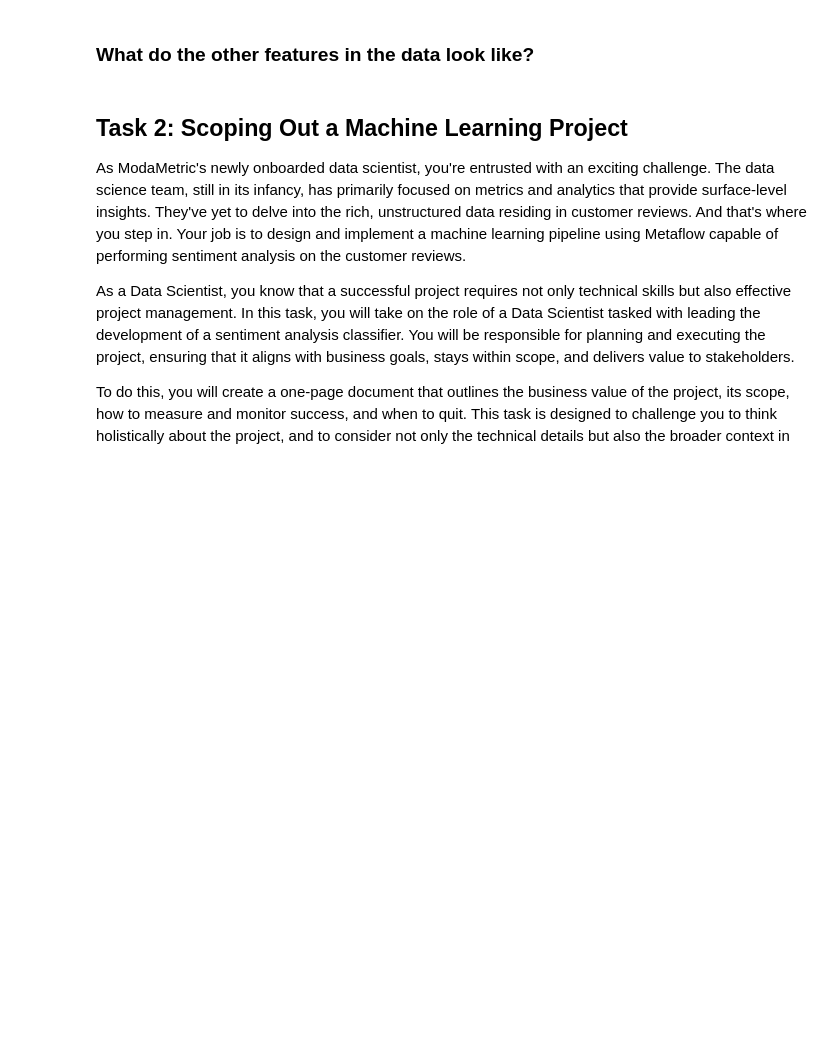
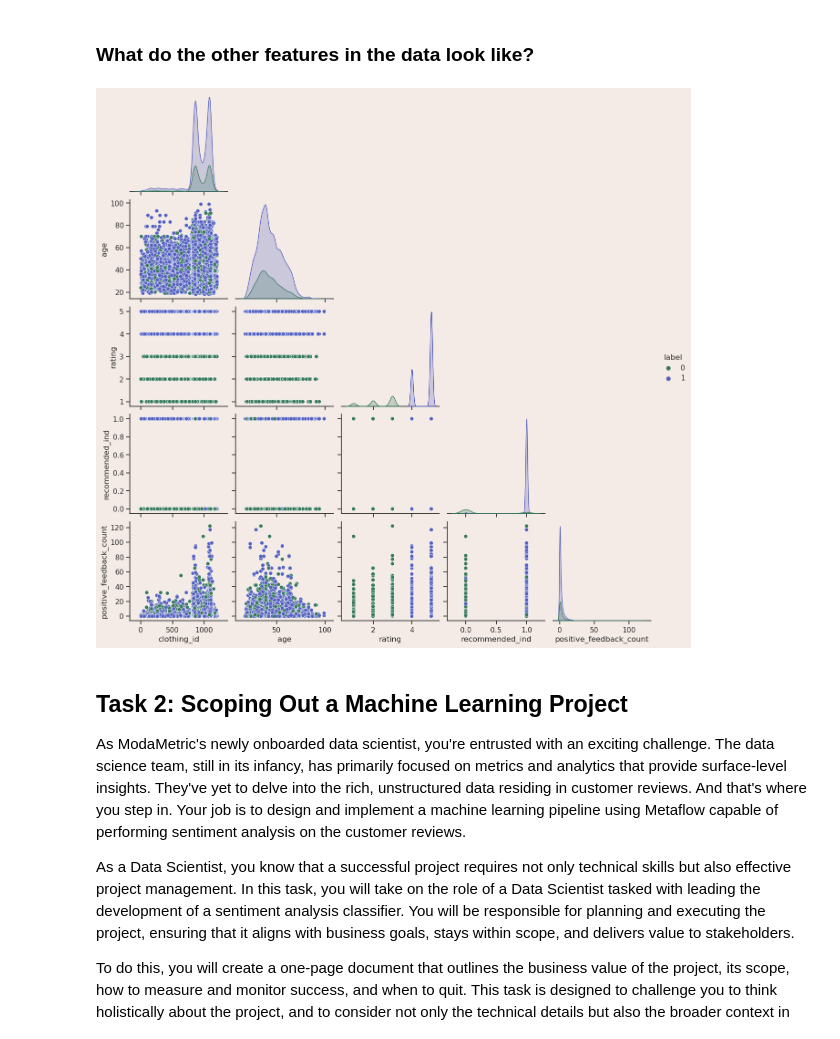
Before and after one commit to Schots/full-stack-ml-metaflow-corise-week-1, a Jupyter notebook: project/schots_analysis.ipynb, the cells around one changed output. Cells and saved outputs as stored; diff of their text form; code cells hidden in the pictures; blank space fills up the shorter version.

```diff
--- a/project/schots_analysis.ipynb
+++ b/project/schots_analysis.ipynb
@@ -245,7 +233,9 @@ ax.bar(x=words, height=counts, color=GREEN)
 # %% [markdown]
 ### What do the other features in the data look like?
 # %%
-sns.pairplot(data=has_review_df, hue="label", corner=True, palette=sns_palette)
+_=sns.pairplot(data=has_review_df, hue="label", corner=True, palette=sns_palette)
+# %% [output]
+[figure, added]
 # %% [markdown]
 ## Task 2: Scoping Out a Machine Learning Project
 
```
Also changed, not shown: parts of 8 cells of this notebook.
